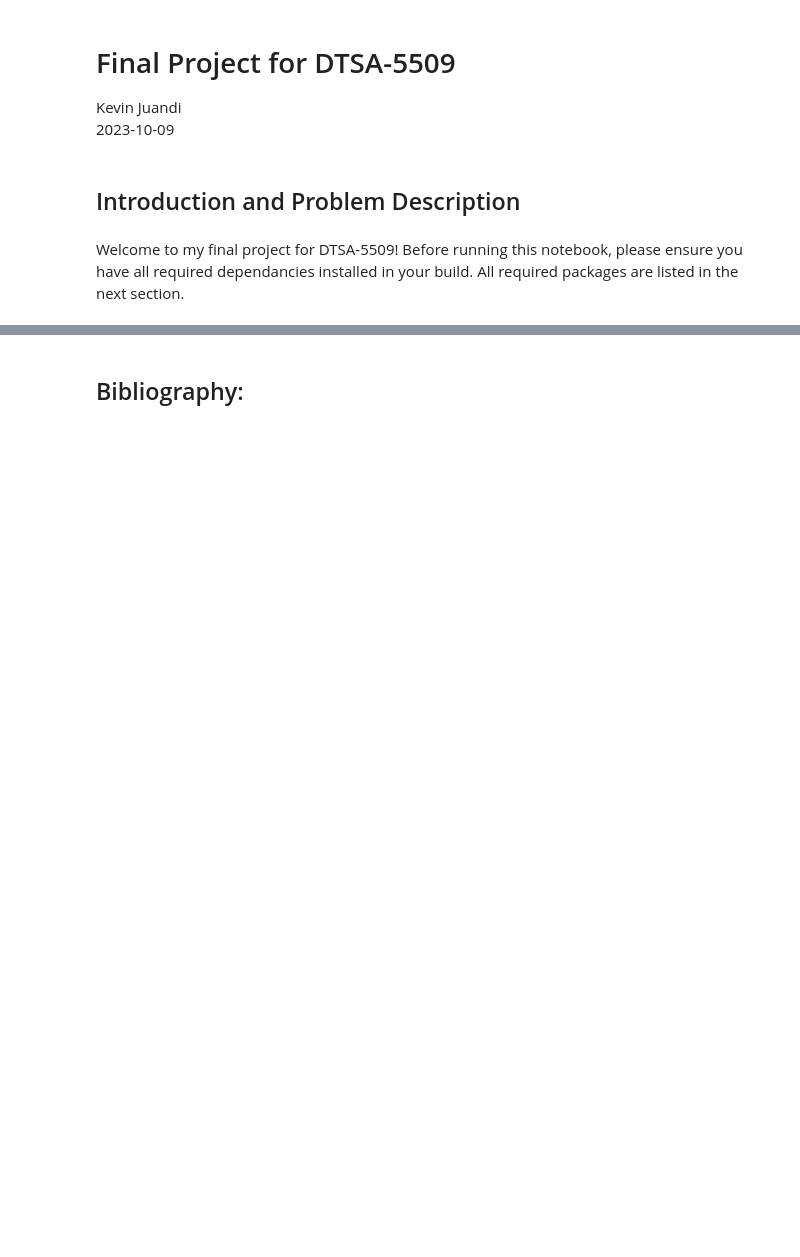
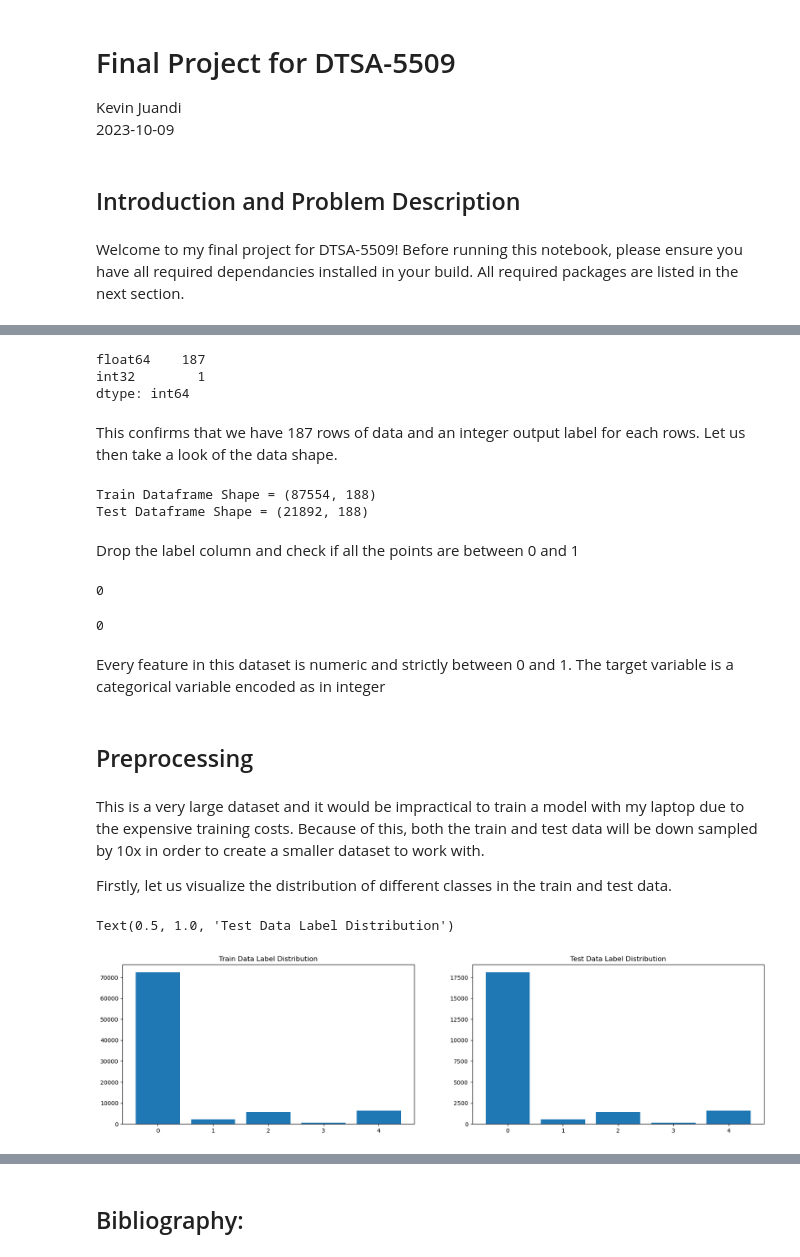
Before and after one commit to Chiuchiyin/DTSA5509-Final-Project, a Jupyter notebook: Heart Attack Analysis & Prediction.ipynb, the cells around one changed output, grey strips where cells are left out. Cells and saved outputs as stored; diff of their text form; code cells hidden in the pictures; blank space fills up the shorter version.

Commit message:
notebook update
currently work on preprocessing

```diff
--- a/Heart Attack Analysis & Prediction.ipynb
+++ b/Heart Attack Analysis & Prediction.ipynb
@@ -18,0 +95,12 @@ This project attempts to use supervised machine learning techniques to classify
+# %%
+data_file_train = ".\data\mitbih_train.csv"
+data_file_test = ".\data\mitbih_test.csv"
+
+column_names = [f"Point {i+1}" for i in range(187)] + ["label"]
+df_train = pd.read_csv(data_file_train, names=column_names)
+df_test = pd.read_csv(data_file_test, names=column_names)
+
+df_train["label"] = df_train["label"].astype(int)
+df_test["label"] = df_test["label"].astype(int)
+
+df_train.head()
@@ -18,0 +115,44 @@ This project attempts to use supervised machine learning techniques to classify
+# %%
+df_train.dtypes.value_counts()
+# %% [output]
+float64    187
+int32        1
+dtype: int64
+# %% [markdown]
+This confirms that we have 187 rows of data and an integer output label for each rows. Let us then take a look of the data shape.
+# %%
+print(f"Train Dataframe Shape = {df_train.shape}")
+print(f"Test Dataframe Shape = {df_test.shape}")
+# %% [output]
+Train Dataframe Shape = (87554, 188)
+Test Dataframe Shape = (21892, 188)
+# %% [markdown]
+Drop the label column and check if all the points are between 0 and 1
+# %%
+df_train.drop(columns='label')[(0 <= df_train) & (df_train <= 1)].isna().sum().sum()
+# %% [output]
+0
+# %%
+df_test.drop(columns='label')[(0 <= df_test) & (df_test <= 1)].isna().sum().sum()
+# %% [output]
+0
+# %% [markdown]
+Every feature in this dataset is numeric and strictly between 0 and 1. The target variable is a categorical variable encoded as in integer
+# %% [markdown]
+## Preprocessing
+# %% [markdown]
+This is a very large dataset and it would be impractical to train a model with my laptop due to the expensive training costs. Because of this, both the train and test data will be down sampled by 10x in order to create a smaller dataset to work with.
+
+Firstly, let us visualize the distribution of different classes in the train and test data.
+# %%
+train_value_counts = df_train["label"].value_counts()
+test_value_counts = df_test["label"].value_counts()
+
+fig, axs = plt.subplots(1, 2, figsize=(20, 5))
+axs[0].bar(train_value_counts.index, train_value_counts.values)
+axs[0].set_title("Train Data Label Distribution")
+axs[1].bar(test_value_counts.index, test_value_counts.values)
+axs[1].set_title("Test Data Label Distribution")
+# %% [output]
+Text(0.5, 1.0, 'Test Data Label Distribution')
+[figure, added]
```
Also changed, not shown: parts of 13 cells of this notebook.
